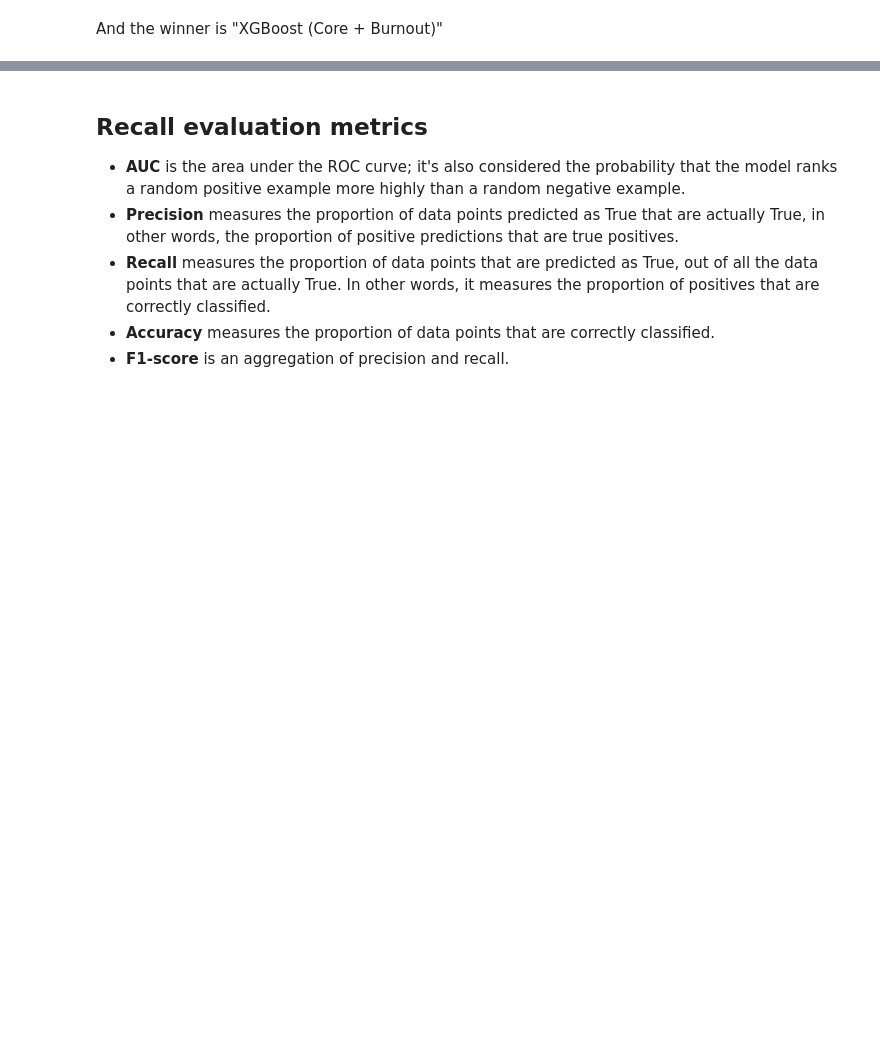
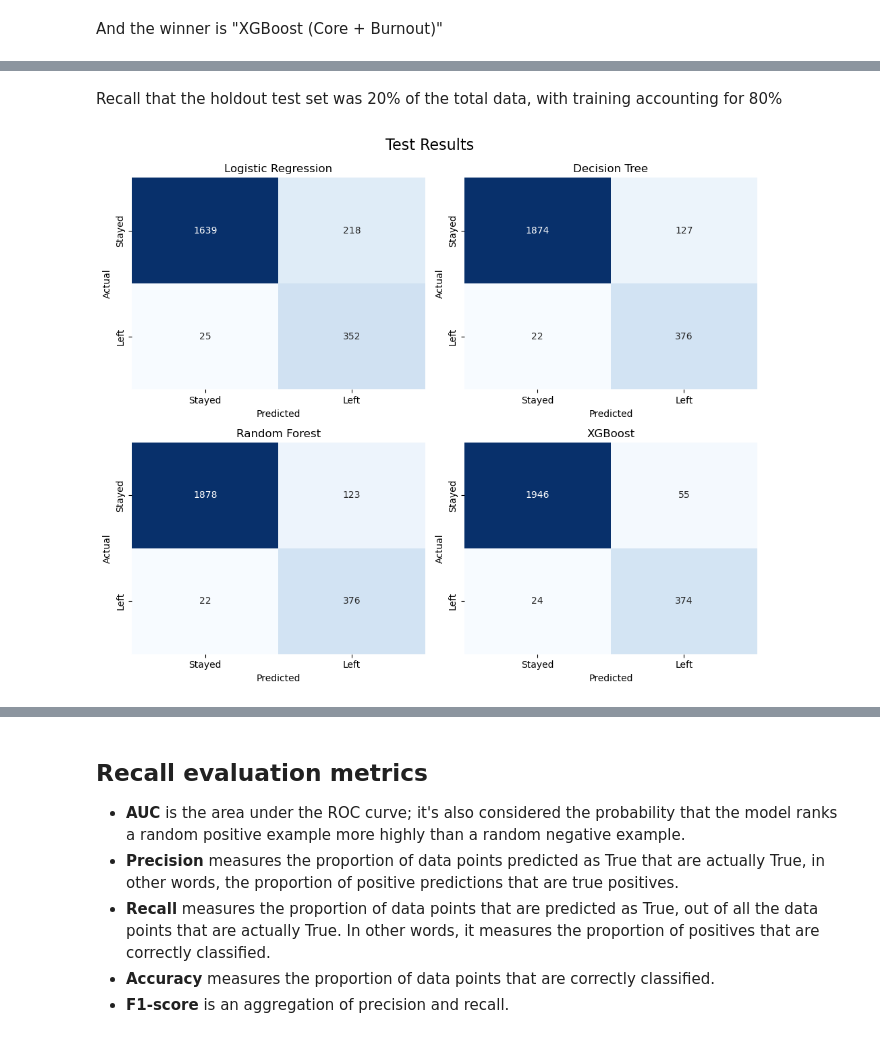
Before and after one commit to johbry17/Salifort-Employee-Churn-ml, a Jupyter notebook: notebooks/models.ipynb, the cells around one changed output, grey strips where cells are left out. Saved outputs shown, nothing was run; the diff lists cells and outputs as text; code cells hidden in the pictures; blank space fills up the shorter version.

```diff
--- a/notebooks/models.ipynb
+++ b/notebooks/models.ipynb
@@ -1760,0 +1864,42 @@ results_training
+# %%
+"""Moment of truth: evaluate models on test data and save results"""
+
+# create an empty DataFrame to store results
+results_test = None
+
+# iterate over the list of models and evaluate each one
+for name, model, X_t, y_t, feature_names in model_list:
+    # predict on test data
+    y_pred = model.predict(X_t)
+    # predict probabilities for positive classes if available
+    y_proba = (
+        model.predict_proba(X_t)[:, 1] if hasattr(model, "predict_proba") else None
+    )
+    # save results in a DataFrame
+    results_test = make_metrics_df(
+        model_name=name,
+        y_true=y_t,
+        y_pred=y_pred,
+        y_proba=y_proba,
+        n_features=X_t.shape[1],
+        results_df=results_test,
+    )
+
+    # save misclassified cases for further analysis
+    misclassified = X_t.copy()
+    misclassified["actual"] = y_t
+    misclassified["predicted"] = y_pred
+    # filter to only misclassified cases
+    misclassified = misclassified[misclassified["actual"] != misclassified["predicted"]]
+    # reset index so masking works correctly
+    misclassified = misclassified.reset_index(drop=True)
+    # add predicted probabilities if available
+    if y_proba is not None:
+        # get the positions of misclassified samples
+        mask = y_t != y_pred
+        misclassified["predicted_proba"] = y_proba[mask]
+    # save misclassified cases to CSV
+    misclassified.to_csv(
+        f"../results/misclassified_cases_{name.replace(' ', '_').lower()}.csv",
+        index=False,
+    )
@@ -1766,0 +1933,7 @@ results_training
+# %% [markdown]
+Recall that the holdout test set was 20% of the total data, with training accounting for 80%
+# %%
+# after (test results)
+plot_confusion_grid_from_results(results_test, png_title="Test Results")
+# %% [output]
+[figure, added]
```
Also changed, not shown: parts of 60 cells of this notebook, 2 other files.
